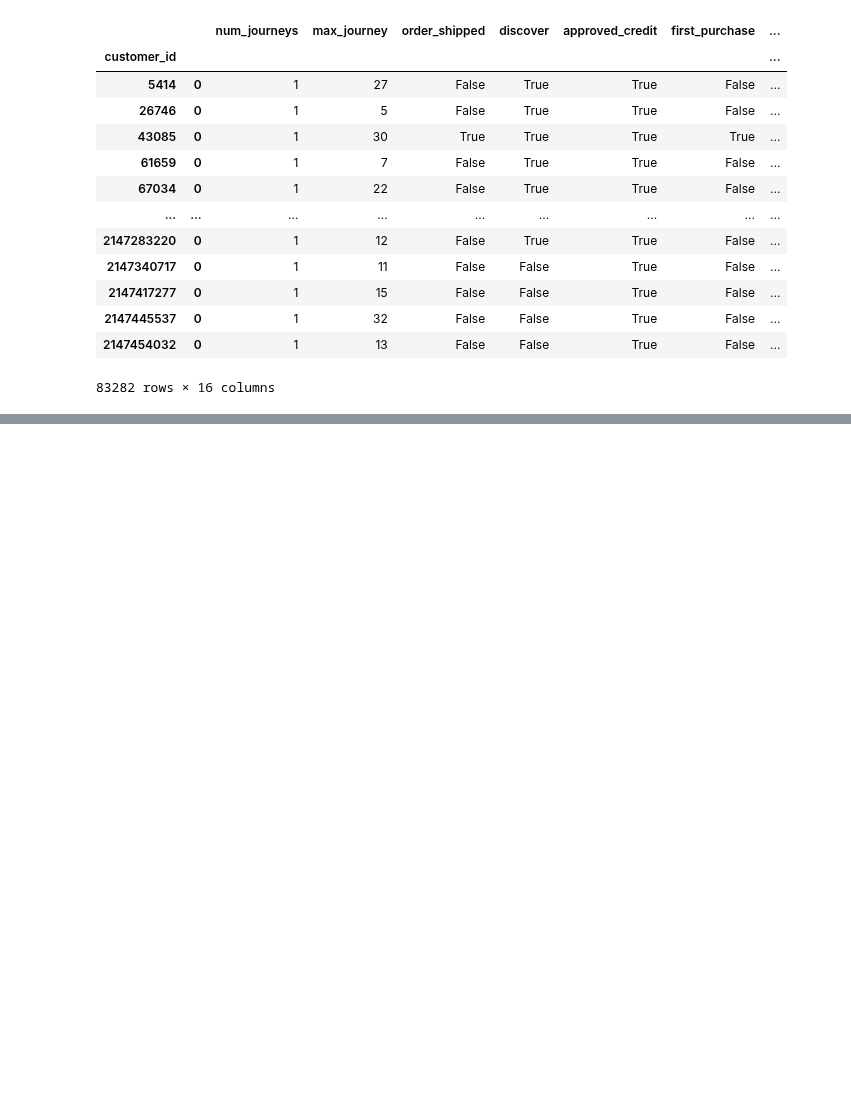
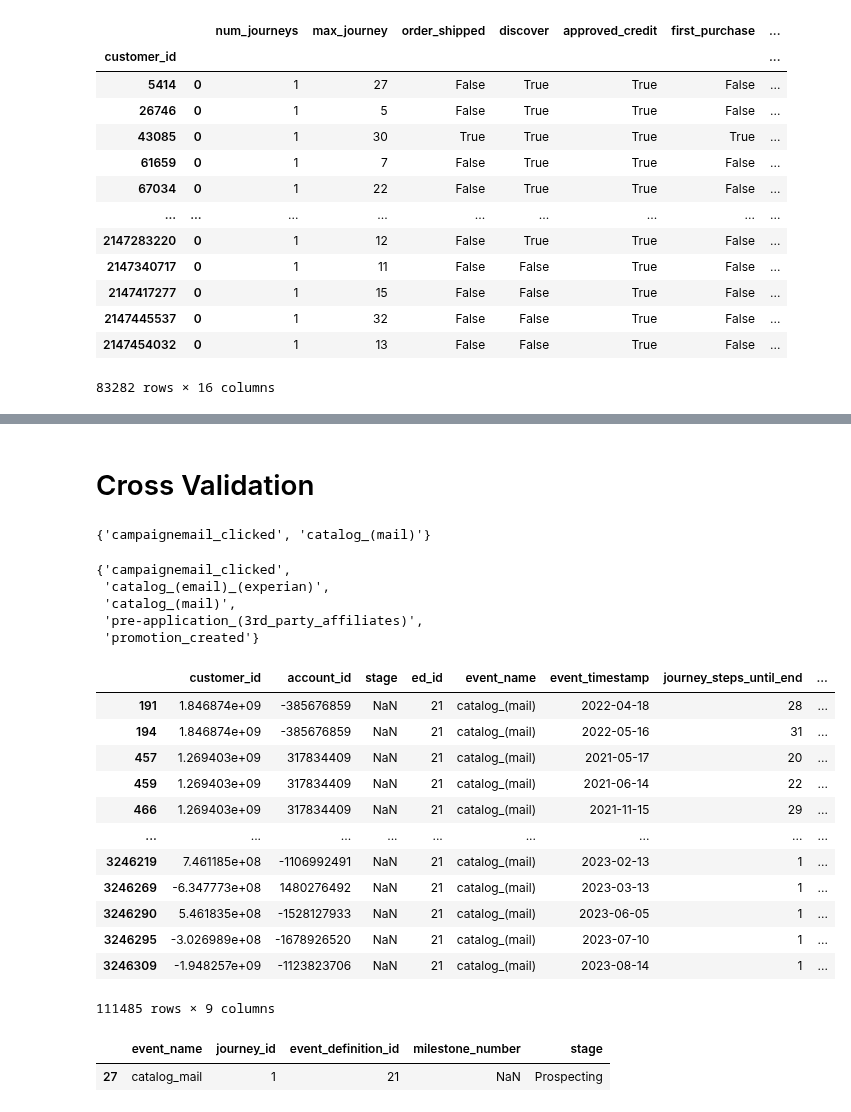
Before and after one commit to taroii/STATSM148, a Jupyter notebook: Python-Files/ Model-ClassificationCust-Axel.ipynb, the cells around one changed output, grey strips where cells are left out. Cells and saved outputs as stored; diff of their text form; code cells hidden in the pictures; blank space fills up the shorter version.

```diff
--- a/Python-Files/ Model-ClassificationCust-Axel.ipynb
+++ b/Python-Files/ Model-ClassificationCust-Axel.ipynb
@@ -36,0 +64,2 @@ df
+# %% [markdown]
+# Cross Validation
@@ -36,0 +70,33 @@ df
+# %%
+repeated.difference(events)
+# %% [output]
+{'campaignemail_clicked', 'catalog_(mail)'}
+# %%
+set(data['event_name'].unique()).difference(events)
+# %% [output]
+{'campaignemail_clicked',
+ 'catalog_(email)_(experian)',
+ 'catalog_(mail)',
+ 'pre-application_(3rd_party_affiliates)',
+ 'promotion_created'}
+# %%
+data[data['event_name'] == 'catalog_(mail)']
+# %% [output]
+|  | customer_id | account_id | stage | ed_id | event_name | event_timestamp | journey_steps_until_end | ... |
+| 191 | 1.846874e+09 | -385676859 | NaN | 21 | catalog_(mail) | 2022-04-18 | 28 | ... |
+| 194 | 1.846874e+09 | -385676859 | NaN | 21 | catalog_(mail) | 2022-05-16 | 31 | ... |
+| 457 | 1.269403e+09 | 317834409 | NaN | 21 | catalog_(mail) | 2021-05-17 | 20 | ... |
+| 459 | 1.269403e+09 | 317834409 | NaN | 21 | catalog_(mail) | 2021-06-14 | 22 | ... |
+| 466 | 1.269403e+09 | 317834409 | NaN | 21 | catalog_(mail) | 2021-11-15 | 29 | ... |
+| ... | ... | ... | ... | ... | ... | ... | ... | ... |
+| 3246219 | 7.461185e+08 | -1106992491 | NaN | 21 | catalog_(mail) | 2023-02-13 | 1 | ... |
+| 3246269 | -6.347773e+08 | 1480276492 | NaN | 21 | catalog_(mail) | 2023-03-13 | 1 | ... |
+| 3246290 | 5.461835e+08 | -1528127933 | NaN | 21 | catalog_(mail) | 2023-06-05 | 1 | ... |
+| 3246295 | -3.026989e+08 | -1678926520 | NaN | 21 | catalog_(mail) | 2023-07-10 | 1 | ... |
+| 3246309 | -1.948257e+09 | -1123823706 | NaN | 21 | catalog_(mail) | 2023-08-14 | 1 | ... |
+111485 rows × 9 columns
+# %%
+event_defs[event_defs['event_definition_id'] == 21]
+# %% [output]
+|  | event_name | journey_id | event_definition_id | milestone_number | stage |
+| 27 | catalog_mail | 1 | 21 | NaN | Prospecting |
```
Also changed, not shown: parts of 12 cells of this notebook, 3 other files.
